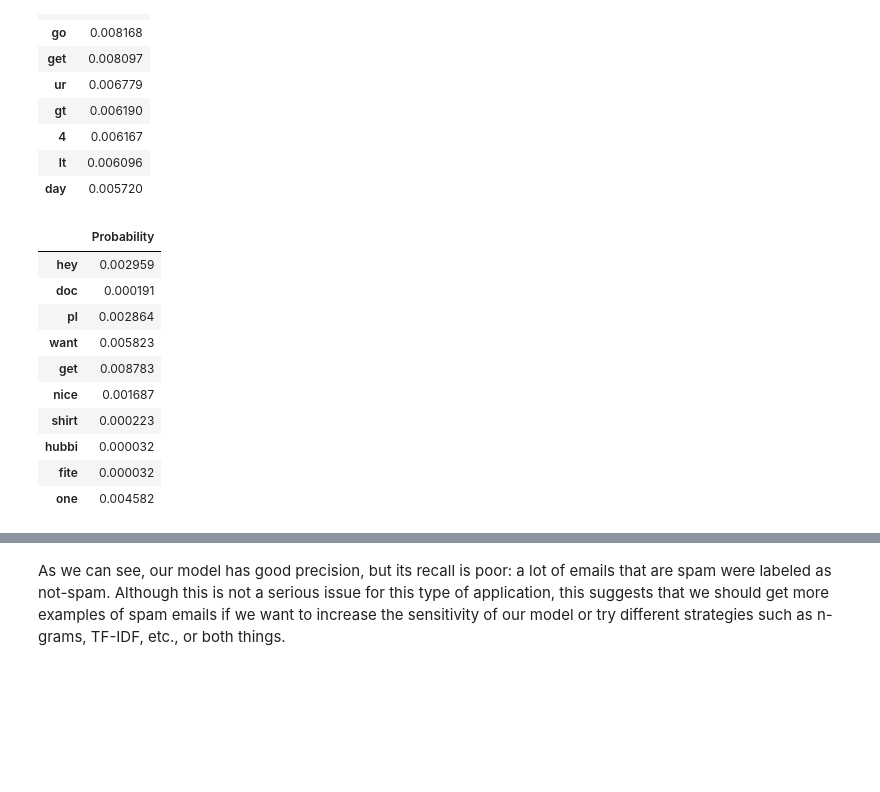
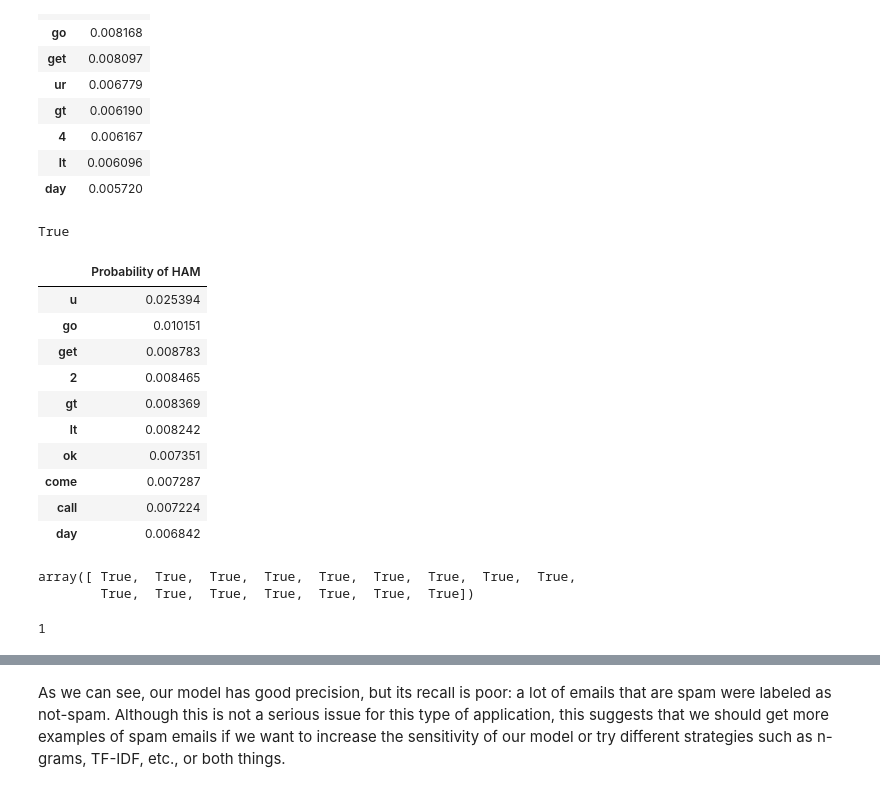
Before and after one commit to Alfonso-Fierro/MA2014-Naive-Bayes-Classifier, a Jupyter notebook: Naive Bayes Classifier.ipynb, the cells around one changed output, grey strips where cells are left out. Saved outputs shown, nothing was run; the diff lists cells and outputs as text; code cells hidden in the pictures; blank space fills up the shorter version.

```diff
--- a/Naive Bayes Classifier.ipynb
+++ b/Naive Bayes Classifier.ipynb
@@ -463,5 +462,5 @@ True
 # %%
-def bag_of_words(corpus):
+def bag_of_words(corpus: pd.DataFrame) -> dict:
 
     """
     This function receives a corpus, i.e., the set of processed emails, and
@@ -476,9 +475,10 @@ def bag_of_words(corpus):
     # FREQUENCY_TABLE = Counter(WORDS_LIST) # WE COULD RETURN dict(COUNTER) and avoid the hustle
     # bag_of_words = dict(FREQUENCY_TABLE)
 
+    WORDS_LIST   = flatten_list(mail_list=corpus.email)
+    WORDS_SERIES = pd.Series(WORDS_LIST)
 
-    WORDS_LIST   = pd.Series(flatten_list(mail_list=corpus.email))
-    value_counts = WORDS_LIST.value_counts()
+    value_counts = WORDS_SERIES.value_counts()
     bag_of_words = value_counts.to_dict()
 
 
@@ -529,19 +524,29 @@ pd.DataFrame(list(probability_spam_words.values()), index=list(probability_spam_
 | 4 | 0.006167 |
 | lt | 0.006096 |
 | day | 0.005720 |
+# %%
+train_words_list = flatten_list(train_set.email)
+train_words_len  = len(train_words_list)
+call_count = word_frequency_table['call']
+check = call_count/train_words_len == probability_train_words['call']
+check
+## Checks If probabilties are being correctly computed.
+# %% [output]
+True
 # %%
-probability_non_spam_words = probability_words(train_set[train_set['spam'] == 0])
+probability_spam_words = probability_words(train_set[train_set['spam'] == 1])
+probability_ham_words = probability_words(train_set[train_set['spam'] == 0])
 
-pd.DataFrame(list(probability_non_spam_words.values()), index=list(probability_non_spam_words.keys()), columns=['Probability']).head(10)
+pd.DataFrame(list(probability_ham_words.values()), index=list(probability_ham_words.keys()), columns=['Probability of HAM']).head(10)
 # %% [output]
-|  | Probability |
-| hey | 0.002959 |
-| doc | 0.000191 |
-| pl | 0.002864 |
-| want | 0.005823 |
+|  | Probability of HAM |
+| u | 0.025394 |
+| go | 0.010151 |
 | get | 0.008783 |
-| nice | 0.001687 |
-| shirt | 0.000223 |
-| hubbi | 0.000032 |
-| fite | 0.000032 |
-| one | 0.004582 |
+| 2 | 0.008465 |
+| gt | 0.008369 |
+| lt | 0.008242 |
+| ok | 0.007351 |
+| come | 0.007287 |
+| call | 0.007224 |
+| day | 0.006842 |
@@ -559,0 +553,12 @@ def classify_email(email):
+# %%
+### Sandbox
+
+email_test = train_set.email[0]
+mail_train_probability = list(map(probability_train_words.get, email_test))
+mail_spam_probability  = list(map(probability_spam_words.get, email_test))
+mail_ham_probability   = list(map(probability_ham_words.get, email_test))
+
+pd.Series(probability_train_words)[email_test].values == pd.Series(mail_train_probability).values
+# %% [output]
+array([ True,  True,  True,  True,  True,  True,  True,  True,  True,
+        True,  True,  True,  True,  True,  True,  True])
@@ -560,3 +623,8 @@ def classify_email(email):
+# %%
+test_email = test_set.email[133]
+classify_email(test_email)
+# %% [output]
+1
 # %%
 test_set_hat = test_set.copy()
 test_set_hat['prediction'] = test_set['email'].apply(classify_email)
```
Also changed, not shown: parts of 11 cells of this notebook.
